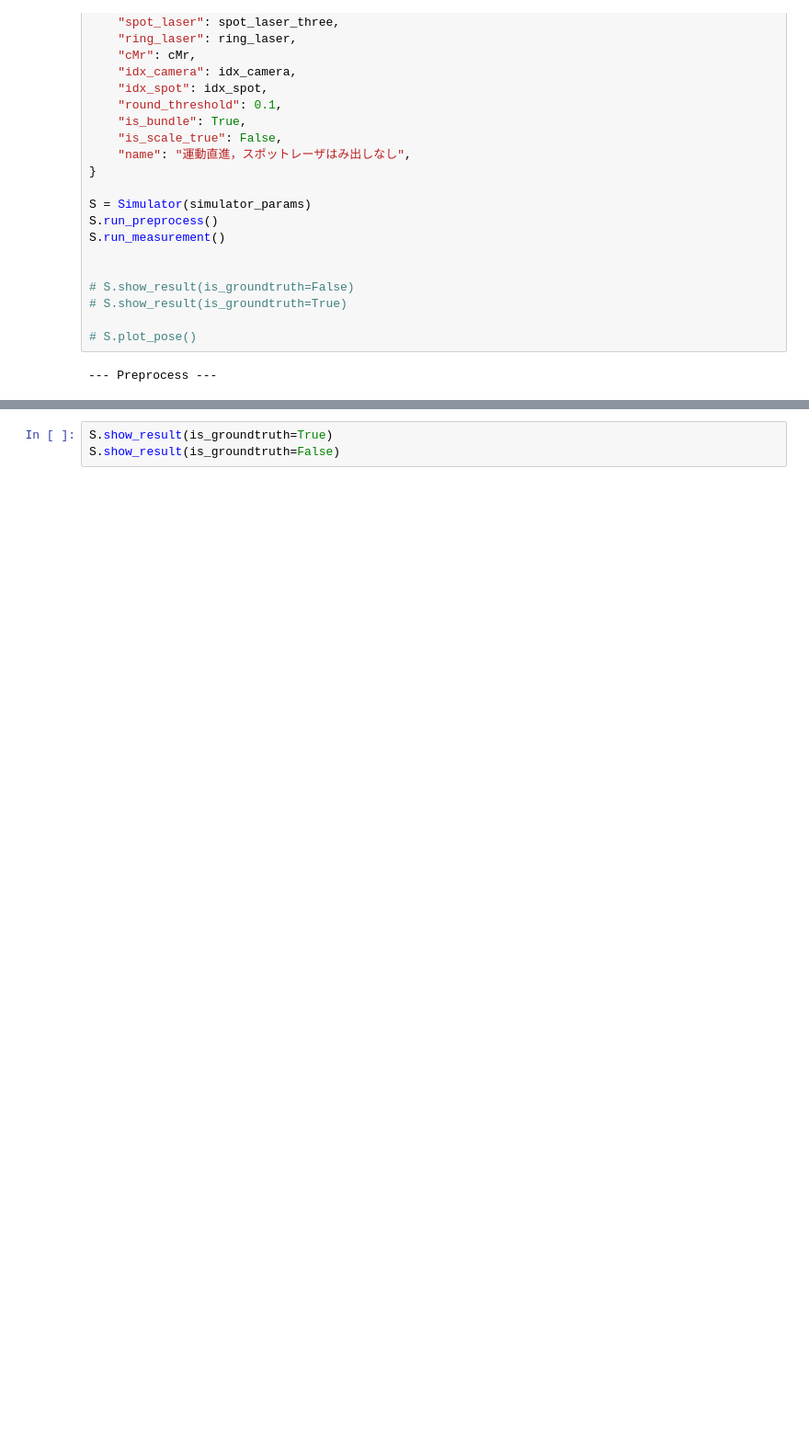
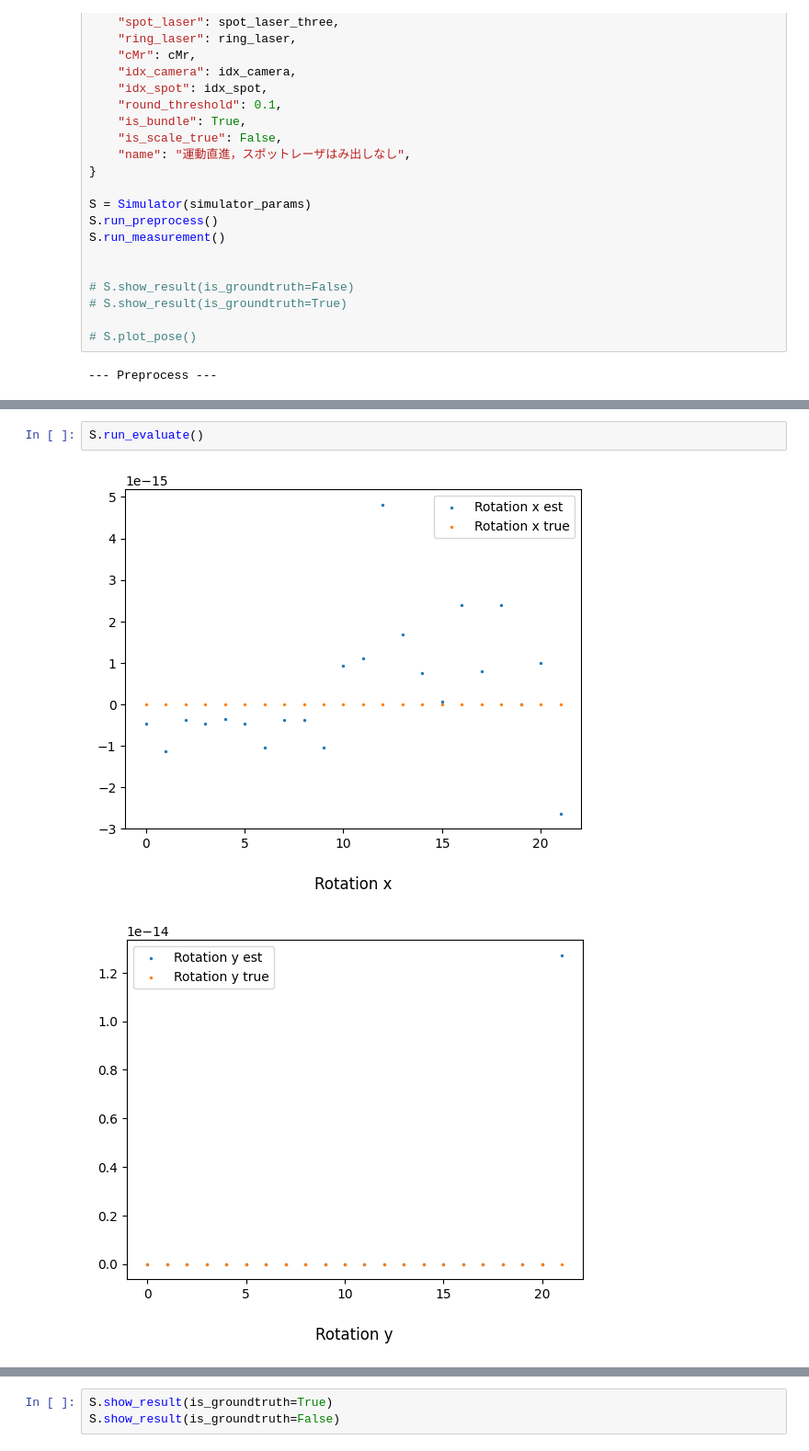
Before and after one commit to gutter-mouth/InchwormMeasurement, a Jupyter notebook: notebook/test_simulator.ipynb, the cells around one changed output, grey strips where cells are left out. Shown at 92% size. Saved outputs shown, nothing was run; the diff lists cells and outputs as text; blank space fills up the shorter version.

```diff
--- a/notebook/test_simulator.ipynb
+++ b/notebook/test_simulator.ipynb
@@ -216,0 +192,5 @@ print(points)
+# %%
+S.run_evaluate()
+# %% [output]
+[figure, added]
+[figure, added]
```
Also changed, not shown: parts of 7 cells of this notebook, 2 other files.
